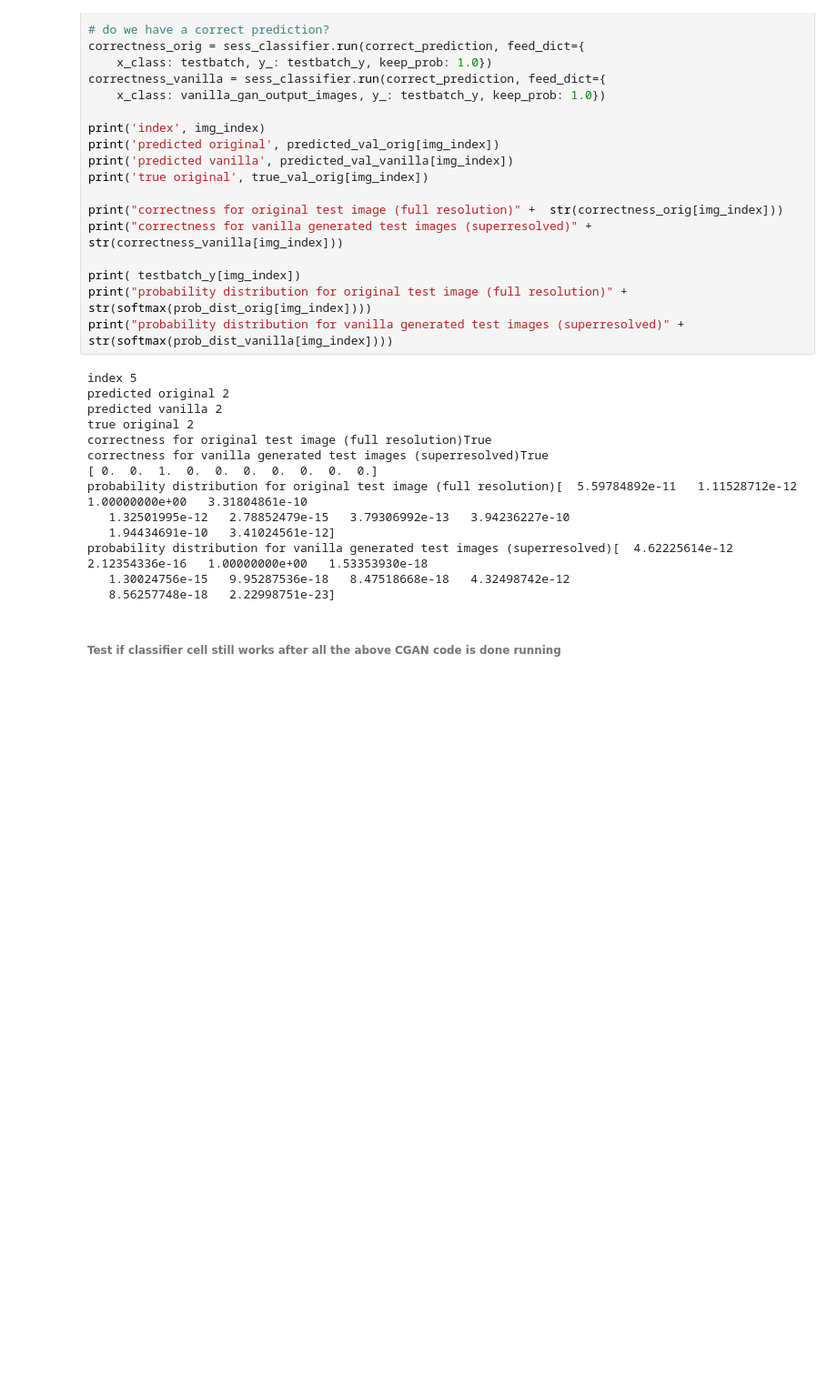
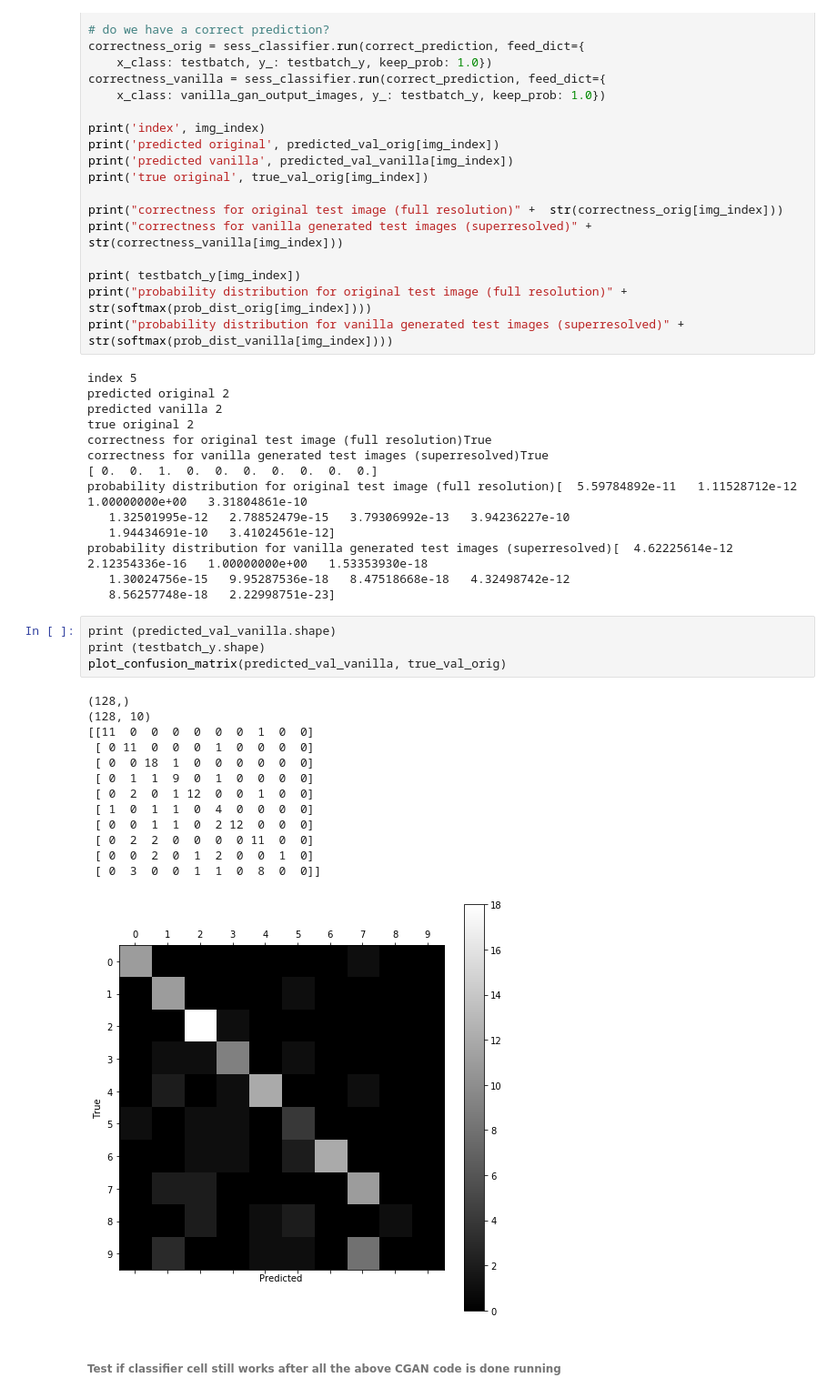
Before and after one commit to vincentschen/cgan-superres, a Jupyter notebook: crez/MNISTClassifier_PlusCGAN.ipynb, the cells around one changed output. Shown at 91% size. Saved outputs shown, nothing was run; the diff lists cells and outputs as text; blank space fills up the shorter version.

```diff
--- a/crez/MNISTClassifier_PlusCGAN.ipynb
+++ b/crez/MNISTClassifier_PlusCGAN.ipynb
@@ -784,6 +843,24 @@ probability distribution for original test image (full resolution)[  5.59784892e
 probability distribution for vanilla generated test images (superresolved)[  4.62225614e-12   2.12354336e-16   1.00000000e+00   1.53353930e-18
    1.30024756e-15   9.95287536e-18   8.47518668e-18   4.32498742e-12
    8.56257748e-18   2.22998751e-23]
+# %%
+print (predicted_val_vanilla.shape)
+print (testbatch_y.shape)
+plot_confusion_matrix(predicted_val_vanilla, true_val_orig)
+# %% [output]
+(128,)
+(128, 10)
+[[11  0  0  0  0  0  0  1  0  0]
+ [ 0 11  0  0  0  1  0  0  0  0]
+ [ 0  0 18  1  0  0  0  0  0  0]
+ [ 0  1  1  9  0  1  0  0  0  0]
+ [ 0  2  0  1 12  0  0  1  0  0]
+ [ 1  0  1  1  0  4  0  0  0  0]
+ [ 0  0  1  1  0  2 12  0  0  0]
+ [ 0  2  2  0  0  0  0 11  0  0]
+ [ 0  0  2  0  1  2  0  0  1  0]
+ [ 0  3  0  0  1  1  0  8  0  0]]
+[figure, added]
 # %% [markdown]
 ###### Test if classifier cell still works after all the above CGAN code is done running
 # %%
```
Also changed, not shown: parts of 3 cells of this notebook.
